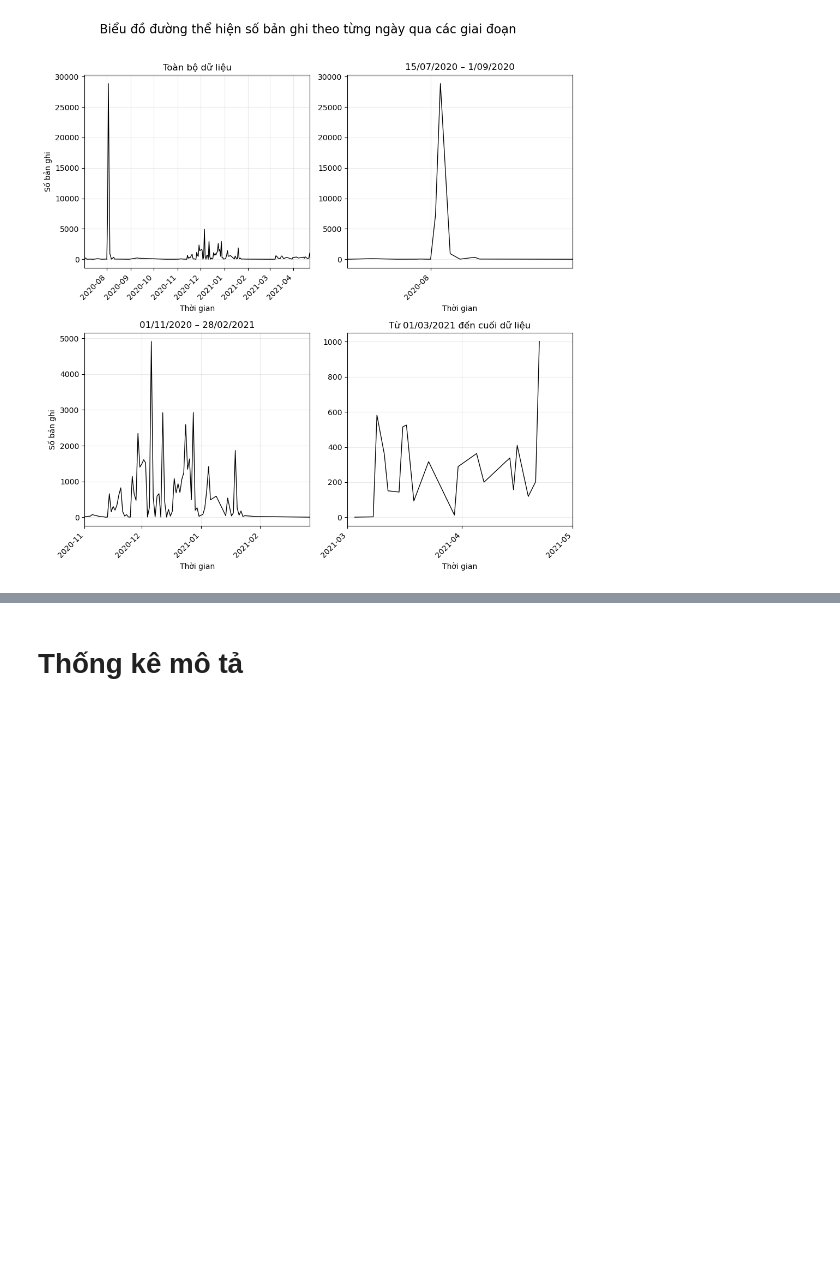
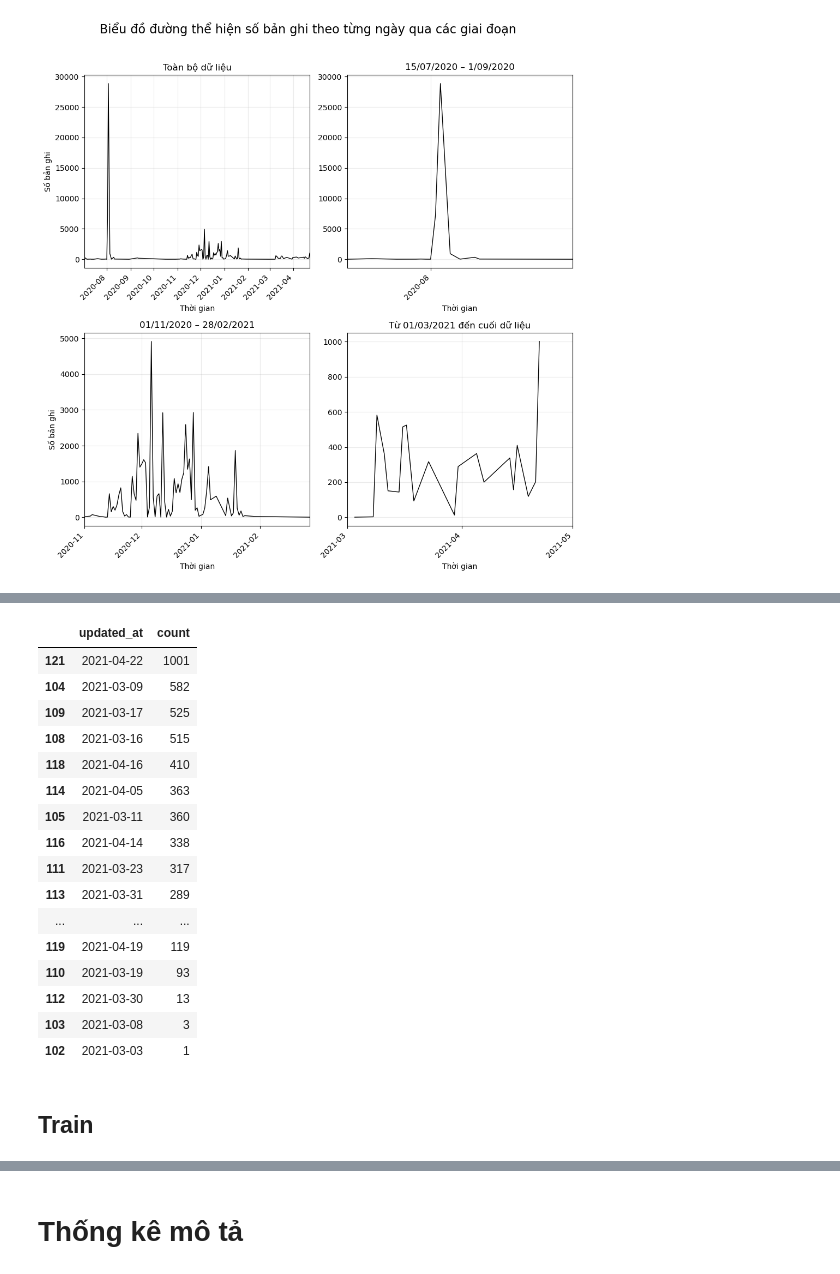
Before and after one commit to An-Sadek/HCM_IOT_GNN, a Jupyter notebook: preprocess/exploration.ipynb, the cells around one changed output, grey strips where cells are left out. Drawn from its saved outputs; the diff is of its cells as text; code cells hidden in the pictures; blank space fills up the shorter version.

```diff
--- a/preprocess/exploration.ipynb
+++ b/preprocess/exploration.ipynb
@@ -534,0 +576,24 @@ plt.show()
+# %%
+count_by_date[
+    (count_by_date["updated_at"] >= "2021-03-01")
+].sort_values("count", ascending=False)
+# %% [output]
+|  | updated_at | count |
+| 121 | 2021-04-22 | 1001 |
+| 104 | 2021-03-09 | 582 |
+| 109 | 2021-03-17 | 525 |
+| 108 | 2021-03-16 | 515 |
+| 118 | 2021-04-16 | 410 |
+| 114 | 2021-04-05 | 363 |
+| 105 | 2021-03-11 | 360 |
+| 116 | 2021-04-14 | 338 |
+| 111 | 2021-03-23 | 317 |
+| 113 | 2021-03-31 | 289 |
+| ... | ... | ... |
+| 119 | 2021-04-19 | 119 |
+| 110 | 2021-03-19 | 93 |
+| 112 | 2021-03-30 | 13 |
+| 103 | 2021-03-08 | 3 |
+| 102 | 2021-03-03 | 1 |
+# %% [markdown]
+## Train
```
Also changed, not shown: parts of 30 cells of this notebook, 15 other files.
